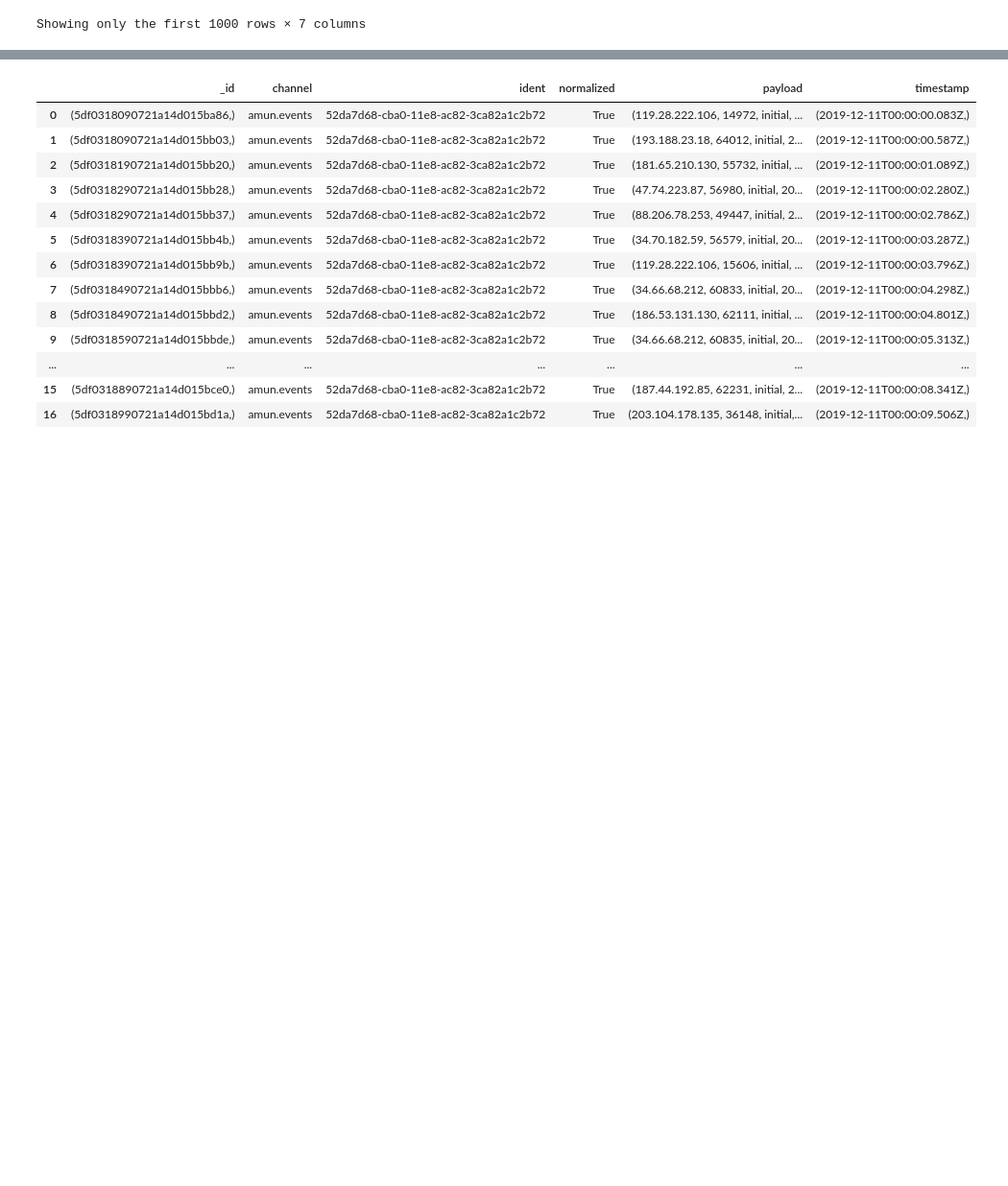
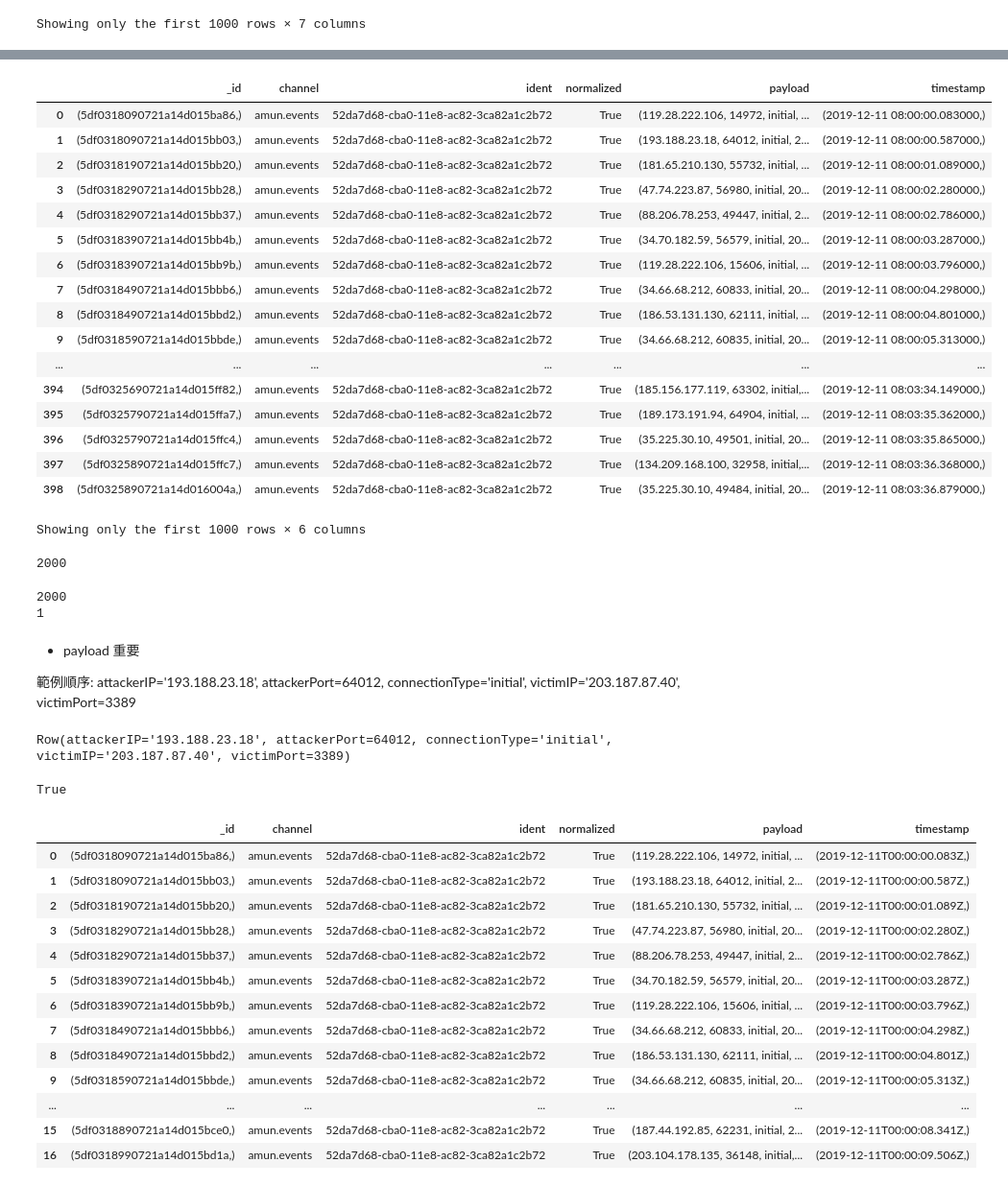
Before and after one commit to tychen5/Packet_Correlation, a Jupyter notebook: SparkTest.ipynb, the cells around one changed output, grey strips where cells are left out. Shown at 96% size. Cells and saved outputs as stored; diff of their text form; code cells hidden in the pictures; blank space fills up the shorter version.

```diff
--- a/SparkTest.ipynb
+++ b/SparkTest.ipynb
@@ -108,0 +107,5 @@ only showing top 20 rows
+# %%
+%%time
+kdf2 = ks.read_json(test_MDB_dir+"amun.events.json")
+kdf2
+# %% [output]
@@ -109,3 +114,49 @@ only showing top 20 rows
+|  | _id | channel | ident | normalized | payload | timestamp |
+| 0 | (5df0318090721a14d015ba86,) | amun.events | 52da7d68-cba0-11e8-ac82-3ca82a1c2b72 | True | (119.28.222.106, 14972, initial, ... | (2019-12-11 08:00:00.083000,) |
+| 1 | (5df0318090721a14d015bb03,) | amun.events | 52da7d68-cba0-11e8-ac82-3ca82a1c2b72 | True | (193.188.23.18, 64012, initial, 2... | (2019-12-11 08:00:00.587000,) |
+| 2 | (5df0318190721a14d015bb20,) | amun.events | 52da7d68-cba0-11e8-ac82-3ca82a1c2b72 | True | (181.65.210.130, 55732, initial, ... | (2019-12-11 08:00:01.089000,) |
+| 3 | (5df0318290721a14d015bb28,) | amun.events | 52da7d68-cba0-11e8-ac82-3ca82a1c2b72 | True | (47.74.223.87, 56980, initial, 20... | (2019-12-11 08:00:02.280000,) |
+| 4 | (5df0318290721a14d015bb37,) | amun.events | 52da7d68-cba0-11e8-ac82-3ca82a1c2b72 | True | (88.206.78.253, 49447, initial, 2... | (2019-12-11 08:00:02.786000,) |
+| 5 | (5df0318390721a14d015bb4b,) | amun.events | 52da7d68-cba0-11e8-ac82-3ca82a1c2b72 | True | (34.70.182.59, 56579, initial, 20... | (2019-12-11 08:00:03.287000,) |
+| 6 | (5df0318390721a14d015bb9b,) | amun.events | 52da7d68-cba0-11e8-ac82-3ca82a1c2b72 | True | (119.28.222.106, 15606, initial, ... | (2019-12-11 08:00:03.796000,) |
+| 7 | (5df0318490721a14d015bbb6,) | amun.events | 52da7d68-cba0-11e8-ac82-3ca82a1c2b72 | True | (34.66.68.212, 60833, initial, 20... | (2019-12-11 08:00:04.298000,) |
+| 8 | (5df0318490721a14d015bbd2,) | amun.events | 52da7d68-cba0-11e8-ac82-3ca82a1c2b72 | True | (186.53.131.130, 62111, initial, ... | (2019-12-11 08:00:04.801000,) |
+| 9 | (5df0318590721a14d015bbde,) | amun.events | 52da7d68-cba0-11e8-ac82-3ca82a1c2b72 | True | (34.66.68.212, 60835, initial, 20... | (2019-12-11 08:00:05.313000,) |
+| ... | ... | ... | ... | ... | ... | ... |
+| 394 | (5df0325690721a14d015ff82,) | amun.events | 52da7d68-cba0-11e8-ac82-3ca82a1c2b72 | True | (185.156.177.119, 63302, initial,... | (2019-12-11 08:03:34.149000,) |
+| 395 | (5df0325790721a14d015ffa7,) | amun.events | 52da7d68-cba0-11e8-ac82-3ca82a1c2b72 | True | (189.173.191.94, 64904, initial, ... | (2019-12-11 08:03:35.362000,) |
+| 396 | (5df0325790721a14d015ffc4,) | amun.events | 52da7d68-cba0-11e8-ac82-3ca82a1c2b72 | True | (35.225.30.10, 49501, initial, 20... | (2019-12-11 08:03:35.865000,) |
+| 397 | (5df0325890721a14d015ffc7,) | amun.events | 52da7d68-cba0-11e8-ac82-3ca82a1c2b72 | True | (134.209.168.100, 32958, initial,... | (2019-12-11 08:03:36.368000,) |
+| 398 | (5df0325890721a14d016004a,) | amun.events | 52da7d68-cba0-11e8-ac82-3ca82a1c2b72 | True | (35.225.30.10, 49484, initial, 20... | (2019-12-11 08:03:36.879000,) |
+Showing only the first 1000 rows × 6 columns
+# %%
+id_list = kdf2._id.tolist()
+id_list = [x[0] for x in id_list]
+len(id_list) == len(set(id_list)) #=>_id不重要，因為每個都不一樣
+#channel不重要，因為每個都一樣
+# %% [output]
+2000
+# %%
+ident_list = kdf2.ident.tolist()
+# id_list = [x[0] for x in id_list]
+print(len(ident_list))
+print(len(set(ident_list))) #=>ident_list不重要，因為每個都一樣
+#normalized不重要，因為每個都一樣
+# %% [output]
+2000
+1
+# %% [markdown]
+* payload 重要
+
+範例順序: attackerIP='193.188.23.18', attackerPort=64012, connectionType='initial', victimIP='203.187.87.40', victimPort=3389
+# %%
+kdf2.iloc[1,4]
+# %% [output]
+Row(attackerIP='193.188.23.18', attackerPort=64012, connectionType='initial', victimIP='203.187.87.40', victimPort=3389)
+# %%
+kdf2.iloc[0,3] == True
+# %% [output]
+True
 # %%
 kf2 = sdf2.to_koalas()
 df2 = sdf2.toPandas()
```
Also changed, not shown: parts of 11 cells of this notebook, 4 other files.
